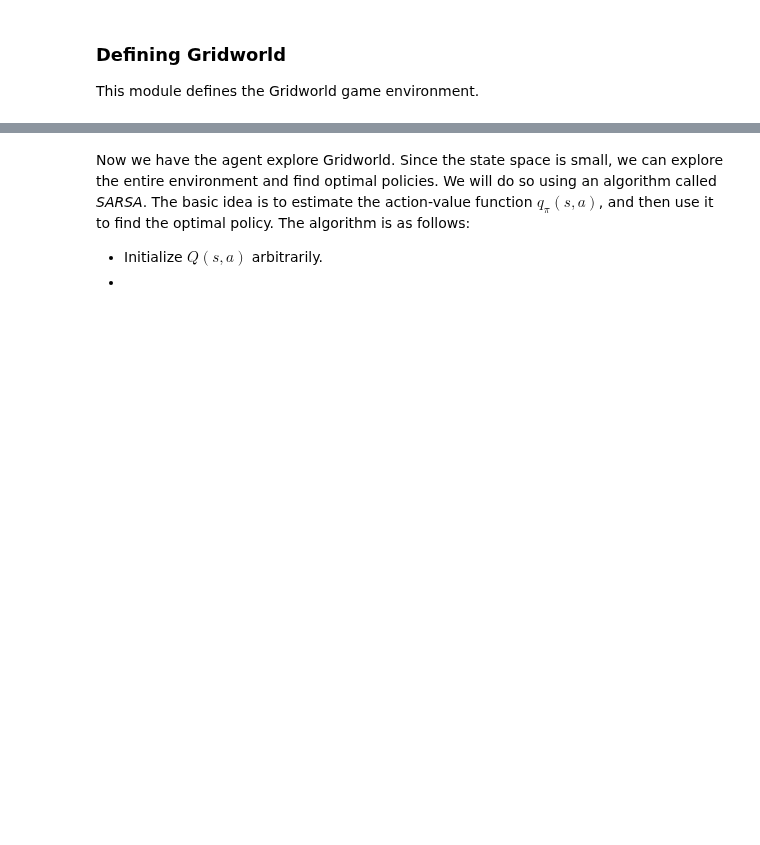
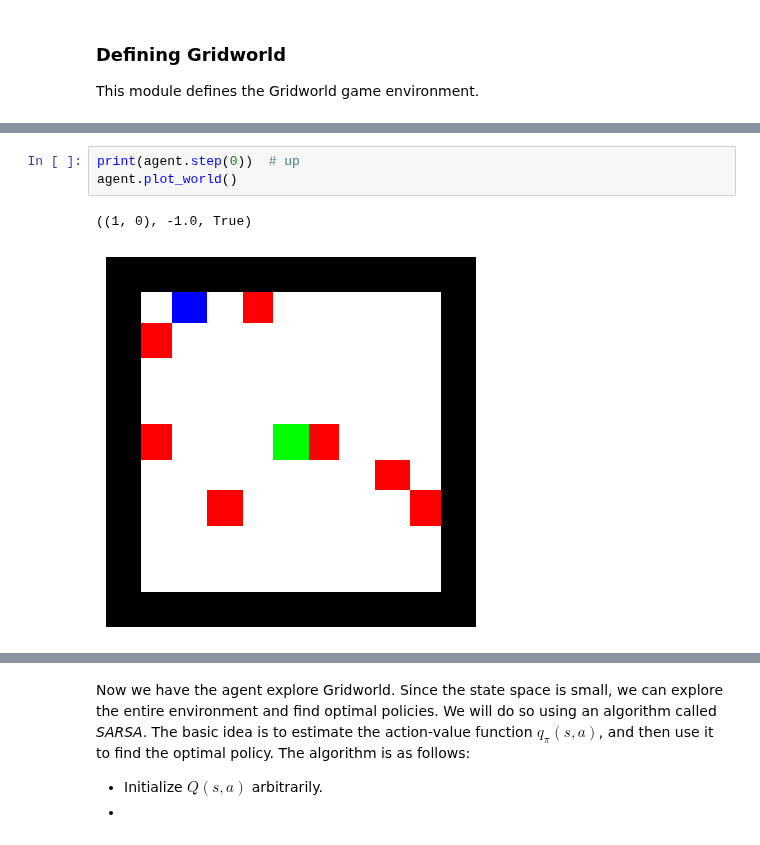
Before and after one commit to ruehlef/ruehlef.github.io, a Jupyter notebook: RL.ipynb, the cells around one changed output, grey strips where cells are left out. Cells and saved outputs as stored; diff of their text form; blank space fills up the shorter version.

```diff
--- a/RL.ipynb
+++ b/RL.ipynb
@@ -304,0 +320,6 @@ class GameEnv:
+# %%
+print(agent.step(0))  # up
+agent.plot_world()
+# %% [output]
+((1, 0), -1.0, True)
+[figure, added]
```
Also changed, not shown: parts of 12 cells of this notebook, 1 other file.
